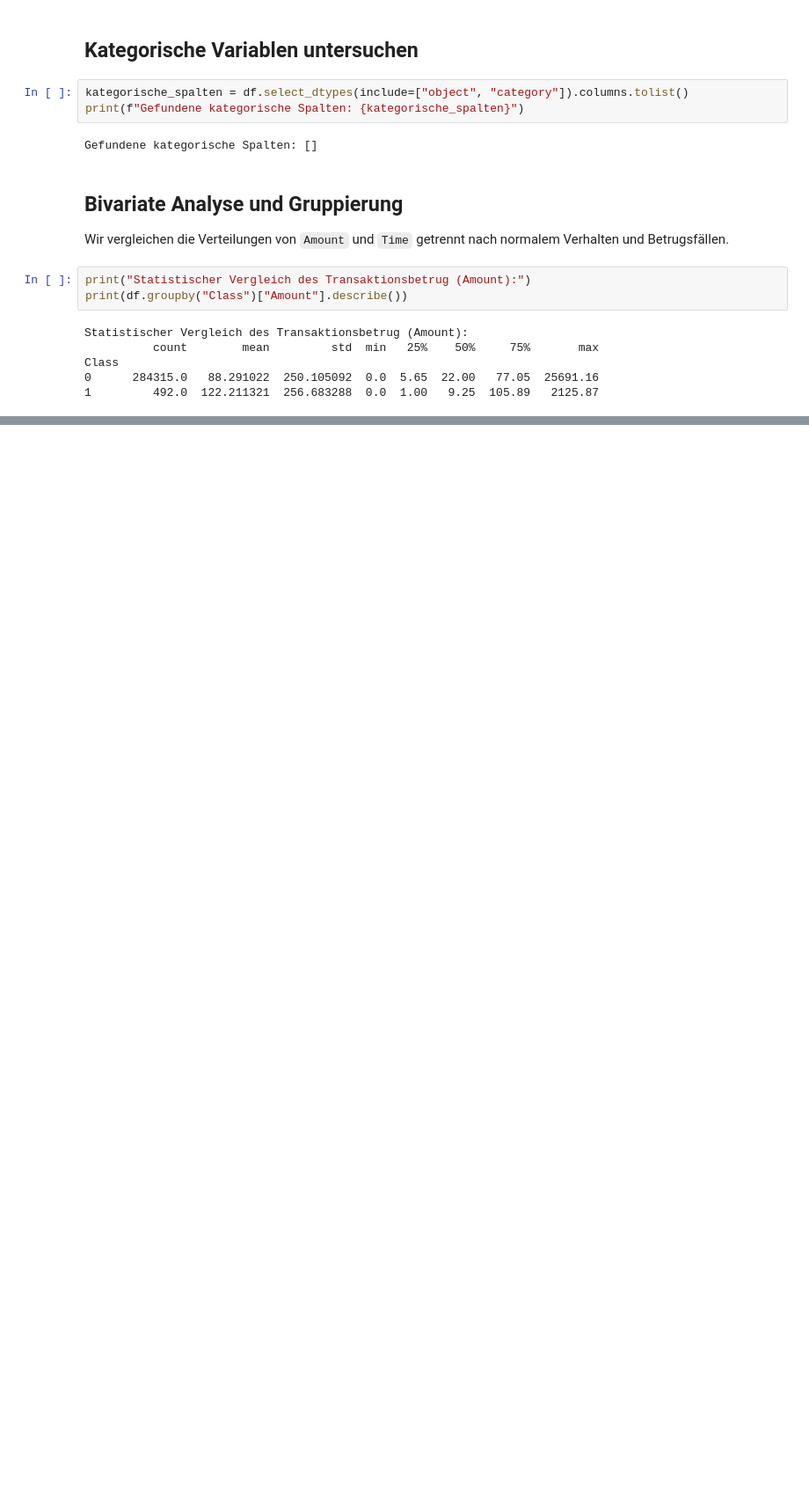
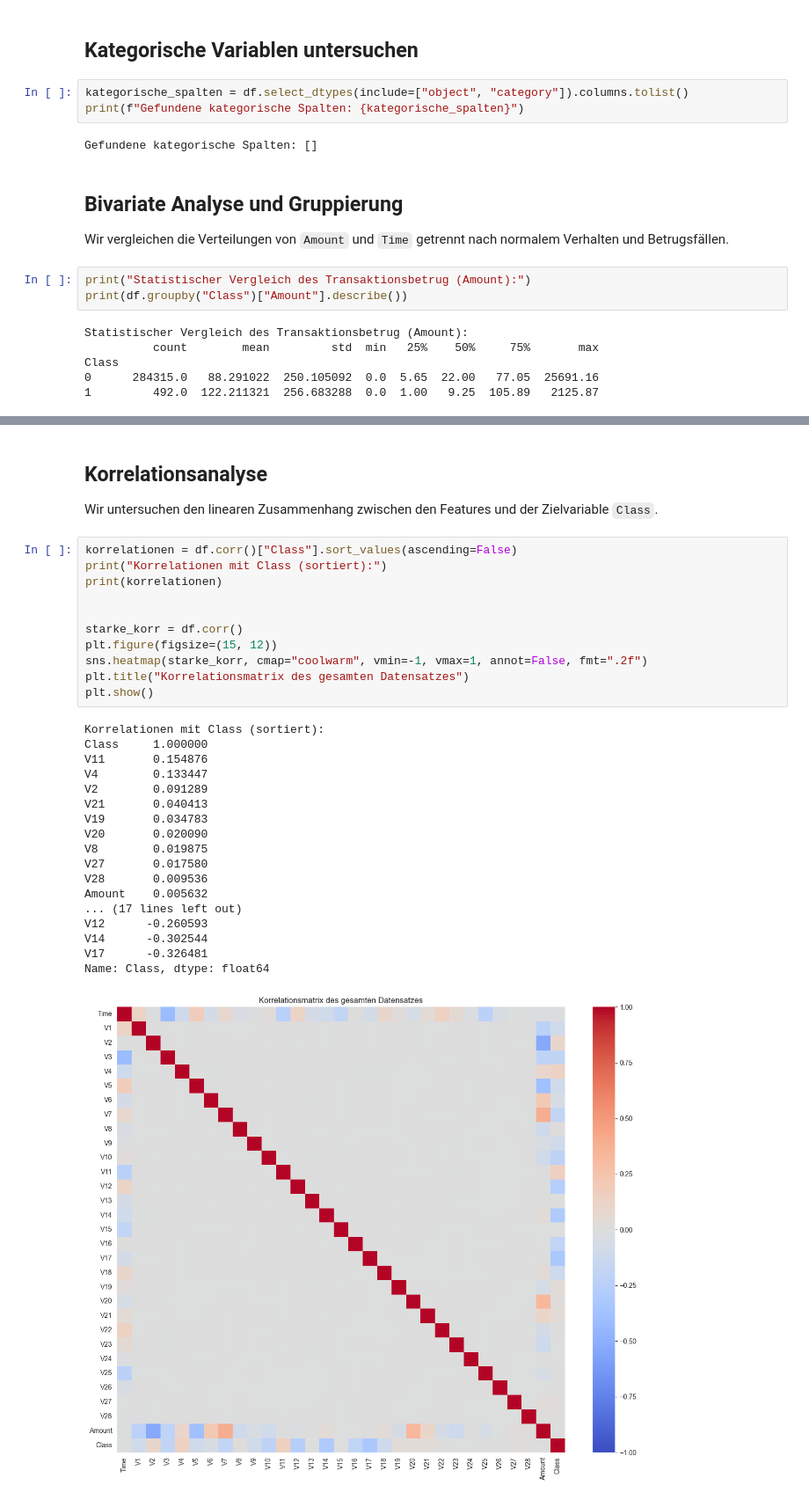
Before and after one commit to sidarkh/RiskAI, a Jupyter notebook: notebooks/01_eda.ipynb, the cells around one changed output, grey strips where cells are left out. Shown at 88% size. Cells and saved outputs as stored; diff of their text form; blank space fills up the shorter version.

Commit message:
EDA: Zeitverteilung, Korrelationen und Ausreißer analysiert

```diff
--- a/notebooks/01_eda.ipynb
+++ b/notebooks/01_eda.ipynb
@@ -165,0 +190,33 @@ Class
+# %% [markdown]
+## Korrelationsanalyse
+Wir untersuchen den linearen Zusammenhang zwischen den Features und der Zielvariable `Class`.
+# %%
+korrelationen = df.corr()["Class"].sort_values(ascending=False)
+print("Korrelationen mit Class (sortiert):")
+print(korrelationen)
+
+
+starke_korr = df.corr()
+plt.figure(figsize=(15, 12))
+sns.heatmap(starke_korr, cmap="coolwarm", vmin=-1, vmax=1, annot=False, fmt=".2f")
+plt.title("Korrelationsmatrix des gesamten Datensatzes")
+plt.show()
+# %% [output]
+Korrelationen mit Class (sortiert):
+Class     1.000000
+V11       0.154876
+V4        0.133447
+V2        0.091289
+V21       0.040413
+V19       0.034783
+V20       0.020090
+V8        0.019875
+V27       0.017580
+V28       0.009536
+Amount    0.005632
+... (17 lines left out)
+V12      -0.260593
+V14      -0.302544
+V17      -0.326481
+Name: Class, dtype: float64
+[figure, added]
```
Also changed, not shown: parts of 1 cell of this notebook.
